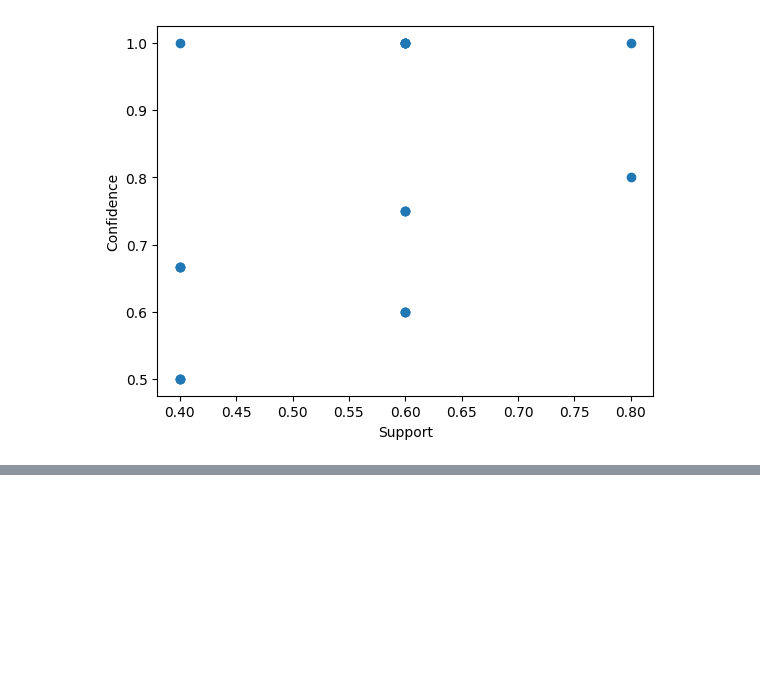
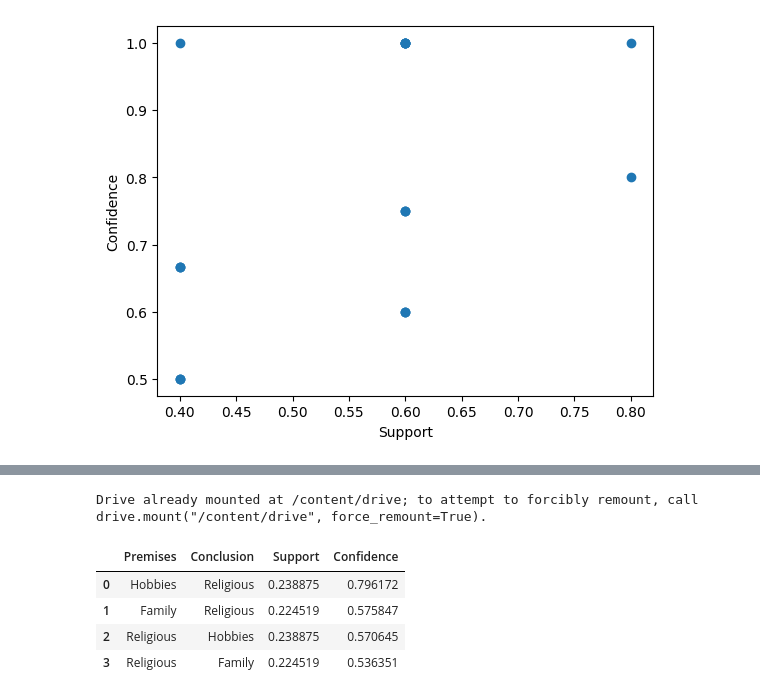
Before and after one commit to meryymarta/DataMining, a Jupyter notebook: Association Rules.ipynb, the cells around one changed output, grey strips where cells are left out. Drawn from its saved outputs; the diff is of its cells as text; code cells hidden in the pictures; blank space fills up the shorter version.

```diff
--- a/Association Rules.ipynb
+++ b/Association Rules.ipynb
@@ -124,0 +124,48 @@ Drive already mounted at /content/drive; to attempt to forcibly remount, call dr
+# %%
+import pandas as pd
+import warnings
+from mlxtend.preprocessing import TransactionEncoder
+from mlxtend.frequent_patterns import apriori, association_rules
+from google.colab import drive
+
+warnings.filterwarnings('ignore')
+drive.mount('/content/drive')
+
+path = '/content/drive/MyDrive/kuliah/Chapter05DataSet.csv'
+df = pd.read_csv(path)
+
+#Menghapus kolom numerik (tdk diperlukan)
+df_clean = df.drop(columns=['Elapsed_Time', 'Age', 'Gender', 'Time_in_Community', 'Working'], errors='ignore')
+
+#Transformasi data kategorikal menjadi format biner (One-Hot Encoding)
+df_boolean = pd.get_dummies(df_clean).astype(bool)
+
+#Support minimal 20%
+frequent_itemsets = apriori(df_boolean, min_support=0.2, use_colnames=True)
+
+#Association Rules
+# Mencari hubungan antar variabel dengan tingkat kepercayaan (Confidence) minimal 50%
+rules = association_rules(frequent_itemsets, metric="confidence", min_threshold=0.5)
+
+# --- 6. Post-Processing & Formatting (Gaya RapidMiner) ---
+# Mengonversi format frozenset menjadi teks string agar mudah dibaca pada laporan
+rules['Premises'] = rules['antecedents'].apply(lambda x: ', '.join(list(x)))
+rules['Conclusion'] = rules['consequents'].apply(lambda x: ', '.join(list(x)))
+
+# Memilih kolom esensial dan melakukan penamaan ulang (Renaming)
+tabel_hasil = rules[['Premises', 'Conclusion', 'support', 'confidence']]
+tabel_hasil.columns = ['Premises', 'Conclusion', 'Support', 'Confidence']
+
+# Mengurutkan hasil berdasarkan nilai Confidence tertinggi
+tabel_hasil = tabel_hasil.sort_values(by='Confidence', ascending=False).reset_index(drop=True)
+
+# --- 7. Output Hasil Analisis ---
+# Menampilkan 5 aturan asosiasi terkuat
+tabel_hasil.head(5)
+# %% [output]
+Drive already mounted at /content/drive; to attempt to forcibly remount, call drive.mount("/content/drive", force_remount=True).
+|  | Premises | Conclusion | Support | Confidence |
+| 0 | Hobbies | Religious | 0.238875 | 0.796172 |
+| 1 | Family | Religious | 0.224519 | 0.575847 |
+| 2 | Religious | Hobbies | 0.238875 | 0.570645 |
+| 3 | Religious | Family | 0.224519 | 0.536351 |
```
Also changed, not shown: parts of 1 cell of this notebook.
